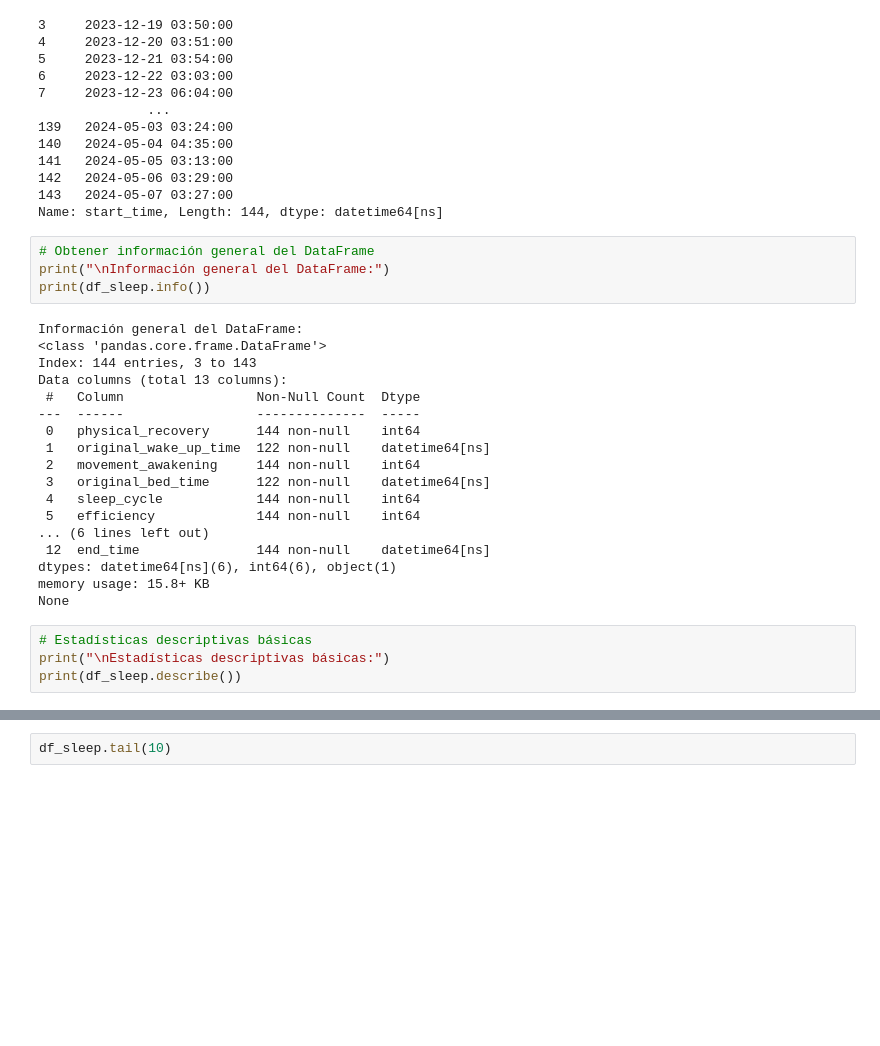
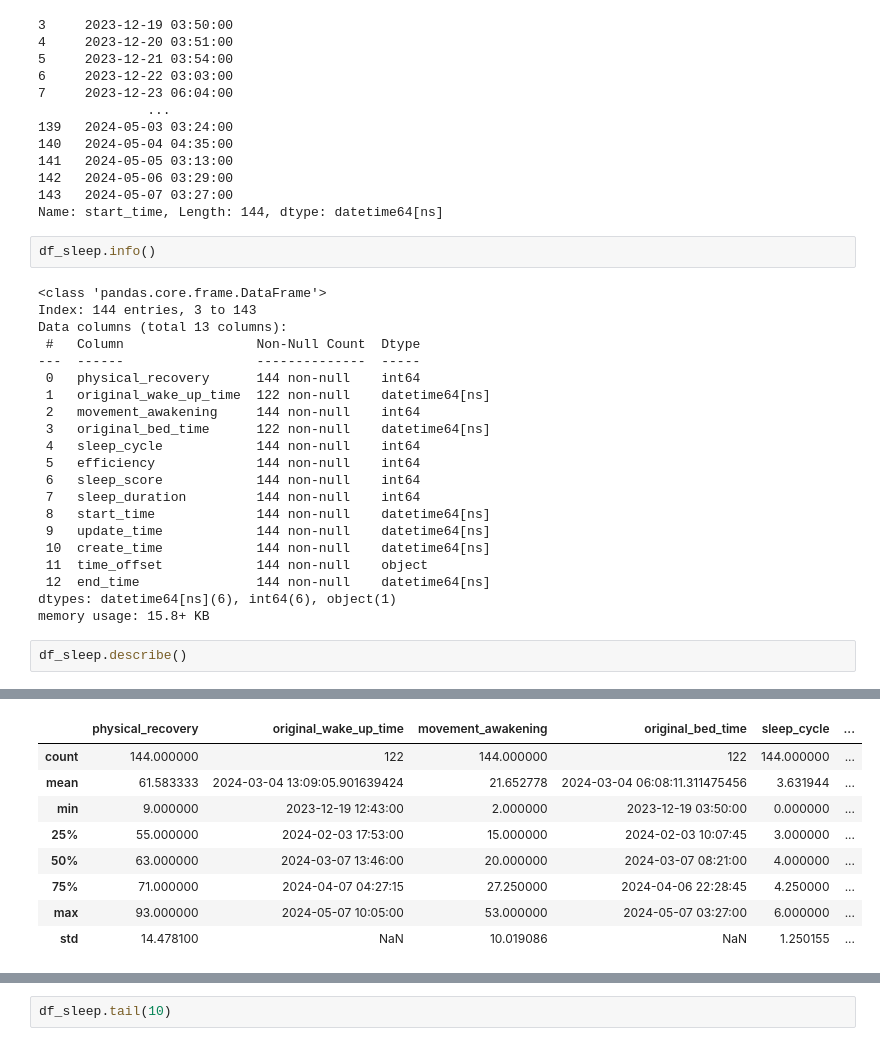
Before and after one commit to MatiasLoiseau/sleep-data-samsung-health, a Jupyter notebook: exploratory_data_analysis.ipynb, the cells around one changed output, grey strips where cells are left out. Drawn from its saved outputs; the diff is of its cells as text; blank space fills up the shorter version.

```diff
--- a/exploratory_data_analysis.ipynb
+++ b/exploratory_data_analysis.ipynb
@@ -58,11 +55,8 @@ df_sleep['start_time']
 143   2024-05-07 03:27:00
 Name: start_time, Length: 144, dtype: datetime64[ns]
 # %%
-# Obtener información general del DataFrame
-print("\nInformación general del DataFrame:")
-print(df_sleep.info())
+df_sleep.info()
 # %% [output]
-Información general del DataFrame:
 <class 'pandas.core.frame.DataFrame'>
 Index: 144 entries, 3 to 143
 Data columns (total 13 columns):
@@ -74,13 +68,15 @@ Data columns (total 13 columns):
  3   original_bed_time      122 non-null    datetime64[ns]
  4   sleep_cycle            144 non-null    int64
  5   efficiency             144 non-null    int64
-... (6 lines left out)
+ 6   sleep_score            144 non-null    int64
+ 7   sleep_duration         144 non-null    int64
+ 8   start_time             144 non-null    datetime64[ns]
+ 9   update_time            144 non-null    datetime64[ns]
+ 10  create_time            144 non-null    datetime64[ns]
+ 11  time_offset            144 non-null    object
  12  end_time               144 non-null    datetime64[ns]
 dtypes: datetime64[ns](6), int64(6), object(1)
 memory usage: 15.8+ KB
-None
 # %%
-# Estadísticas descriptivas básicas
-print("\nEstadísticas descriptivas básicas:")
-print(df_sleep.describe())
+df_sleep.describe()
 # %% [output]
@@ -104 +83,10 @@ std                              NaN
+|  | physical_recovery | original_wake_up_time | movement_awakening | original_bed_time | sleep_cycle | ... |
+| count | 144.000000 | 122 | 144.000000 | 122 | 144.000000 | ... |
+| mean | 61.583333 | 2024-03-04 13:09:05.901639424 | 21.652778 | 2024-03-04 06:08:11.311475456 | 3.631944 | ... |
+| min | 9.000000 | 2023-12-19 12:43:00 | 2.000000 | 2023-12-19 03:50:00 | 0.000000 | ... |
+| 25% | 55.000000 | 2024-02-03 17:53:00 | 15.000000 | 2024-02-03 10:07:45 | 3.000000 | ... |
+| 50% | 63.000000 | 2024-03-07 13:46:00 | 20.000000 | 2024-03-07 08:21:00 | 4.000000 | ... |
+| 75% | 71.000000 | 2024-04-07 04:27:15 | 27.250000 | 2024-04-06 22:28:45 | 4.250000 | ... |
+| max | 93.000000 | 2024-05-07 10:05:00 | 53.000000 | 2024-05-07 03:27:00 | 6.000000 | ... |
+| std | 14.478100 | NaN | 10.019086 | NaN | 1.250155 | ... |
 # %%
```
Also changed, not shown: parts of 24 cells of this notebook, 1 other file.
